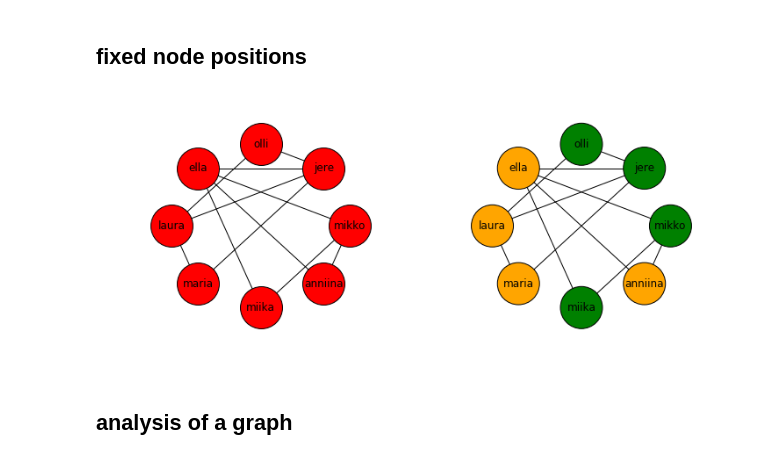
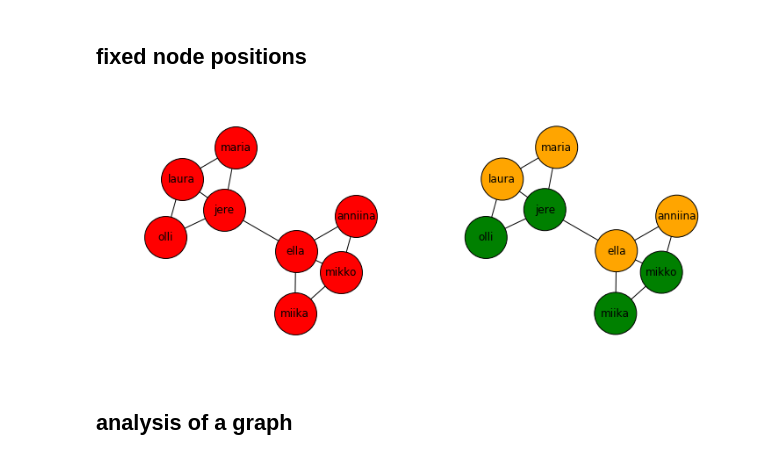
Before and after one commit to mmathioudakis/pycon2016polarization, a Jupyter notebook: pycon_nx.ipynb, the cells around one changed output. Saved outputs shown, nothing was run; the diff lists cells and outputs as text; code cells hidden in the pictures.

```diff
--- a/pycon_nx.ipynb
+++ b/pycon_nx.ipynb
@@ -175,17 +175,17 @@ nx.draw_networkx(graph, labels = labels, ax = ax, node_size = 2300, node_color =
 # %% [markdown]
 ## fixed node positions
 # %%
-pos = nx.layout.circular_layout(graph)
+pos = nx.layout.spring_layout(graph)
 
 fig, ax = get_pyplot_ax(rows = 1, columns = 2, figsize = (12, 5))
 
 left_plot = ax[0]
 right_plot = ax[1]
 
 nx.draw_networkx(graph, pos = pos, ax = left_plot, node_size = 2300,)
 nx.draw_networkx(graph, pos = pos, ax = right_plot, node_size = 2300, node_color = colors)
 # %% [output]
-[figure, old version]
+[figure, new version]
 # %% [markdown]
 ## analysis of a graph
 # %% [markdown]
```
Also changed, not shown: parts of 17 cells of this notebook, 3 other files.
